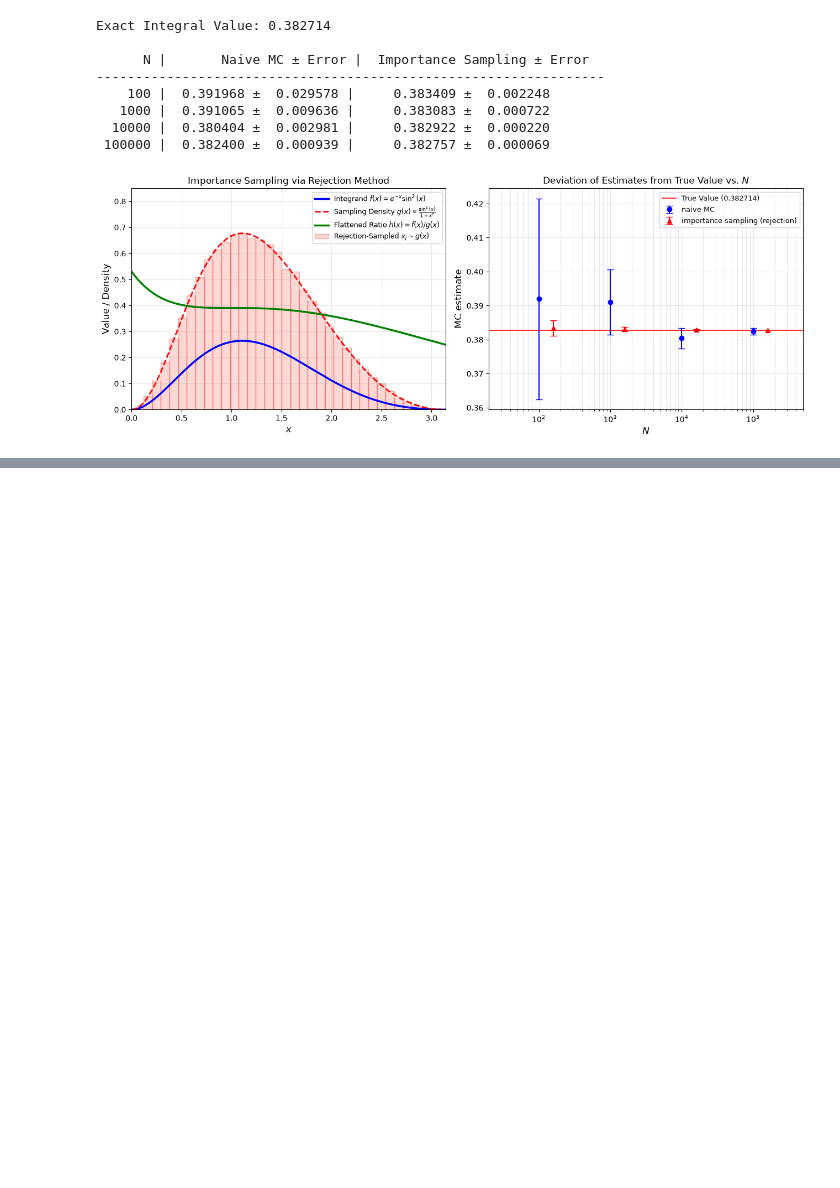
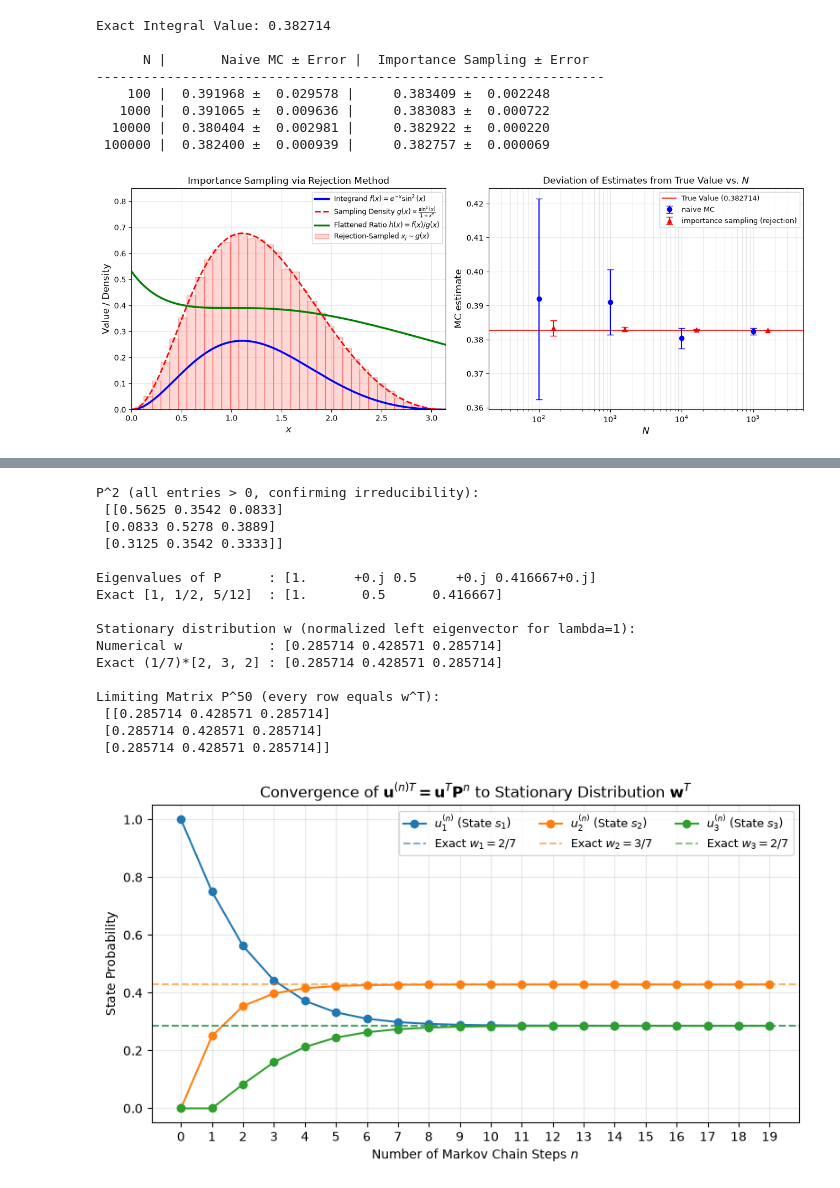
Before and after one commit to LostGraviton/MonteCarlo, a Jupyter notebook: Morningstar.ipynb, the cells around one changed output, grey strips where cells are left out. Cells and saved outputs as stored; diff of their text form; code cells hidden in the pictures; blank space fills up the shorter version.

```diff
--- a/Morningstar.ipynb
+++ b/Morningstar.ipynb
@@ -908,0 +1039,75 @@ $$\int_{\mathcal{V}} p(\vec{x}) f(\vec{x})\,d^D x \approx \langle f \rangle \pm
+# %%
+# implementing the Markov Chain example from the article
+
+import numpy as np
+import matplotlib.pyplot as plt
+
+# 1. Define the 3x3 transition matrix P from the article
+P = np.array([
+    [3/4, 1/4, 0.0],
+    [0.0, 2/3, 1/3],
+    [1/4, 1/4, 1/2]
+])
+
+# 2. Check Irreducibility: P^2 has all strictly positive entries (> 0)
+P2 = np.linalg.matrix_power(P, 2)
+print("P^2 (all entries > 0, confirming irreducibility):\n", np.round(P2, 4))
+
+# 3. Eigenvalues and Left Eigenvectors (solve P^T v = lambda v)
+eigvals, left_eigvecs = np.linalg.eig(P.T)
+print("\nEigenvalues of P      :", np.round(eigvals, 6))
+print("Exact [1, 1/2, 5/12]  :", np.round([1.0, 1/2, 5/12], 6))
+
+# Extract and normalize the left eigenvector for lambda = 1
+idx_one = np.argmin(np.abs(eigvals - 1.0)) # argmin returns the index of the eigenvalue closest to 1.0
+w = np.real(left_eigvecs[:, idx_one])
+w = w / np.sum(w)  # Normalize so sum(w_j) = 1
+
+print("\nStationary distribution w (normalized left eigenvector for lambda=1):")
+print("Numerical w           :", np.round(w, 6))
+print("Exact (1/7)*[2, 3, 2] :", np.round(np.array([2, 3, 2]) / 7, 6))
+
+# 4. Verify limiting matrix lim_{n -> inf} P^n = W
+P_50 = np.linalg.matrix_power(P, 50)
+print("\nLimiting Matrix P^50 (every row equals w^T):\n", np.round(P_50, 6))
+
+# 5. Plot Thermalization: Convergence of u^(n)T = u^T P^n to w^T
+# Start entirely in state s_1: u^(0) = [1, 0, 0]
+u_init = np.array([1.0, 0.0, 0.0])
+steps = np.arange(0, 20)
+u_history = np.array([u_init @ np.linalg.matrix_power(P, n) for n in steps])
+
+plt.figure(figsize=(8, 4.5))
+colors = ['tab:blue', 'tab:orange', 'tab:green']
+exact_w = [2/7, 3/7, 2/7]
+
+for j in range(3):
+    plt.plot(steps, u_history[:, j], 'o-', color=colors[j], label=rf'$u_{j+1}^{{(n)}}$ (State $s_{j+1}$)')
+    plt.axhline(exact_w[j], color=colors[j], ls='--', alpha=0.6, label=rf'Exact $w_{j+1} = {int(exact_w[j]*7)}/7$')
+
+plt.xlabel('Number of Markov Chain Steps $n$')
+plt.ylabel('State Probability')
+plt.title(r'Convergence of $\mathbf{u}^{(n)T} = \mathbf{u}^T \mathbf{P}^n$ to Stationary Distribution $\mathbf{w}^T$')
+plt.xticks(steps)
+plt.legend(ncol=3, fontsize=9)
+plt.grid(True, alpha=0.3)
+plt.tight_layout()
+plt.show()
+# %% [output]
+P^2 (all entries > 0, confirming irreducibility):
+ [[0.5625 0.3542 0.0833]
+ [0.0833 0.5278 0.3889]
+ [0.3125 0.3542 0.3333]]
+
+Eigenvalues of P      : [1.      +0.j 0.5     +0.j 0.416667+0.j]
+Exact [1, 1/2, 5/12]  : [1.       0.5      0.416667]
+
+Stationary distribution w (normalized left eigenvector for lambda=1):
+Numerical w           : [0.285714 0.428571 0.285714]
+Exact (1/7)*[2, 3, 2] : [0.285714 0.428571 0.285714]
+
+Limiting Matrix P^50 (every row equals w^T):
+ [[0.285714 0.428571 0.285714]
+ [0.285714 0.428571 0.285714]
+ [0.285714 0.428571 0.285714]]
+[figure, added]
```
Also changed, not shown: parts of 16 cells of this notebook.
